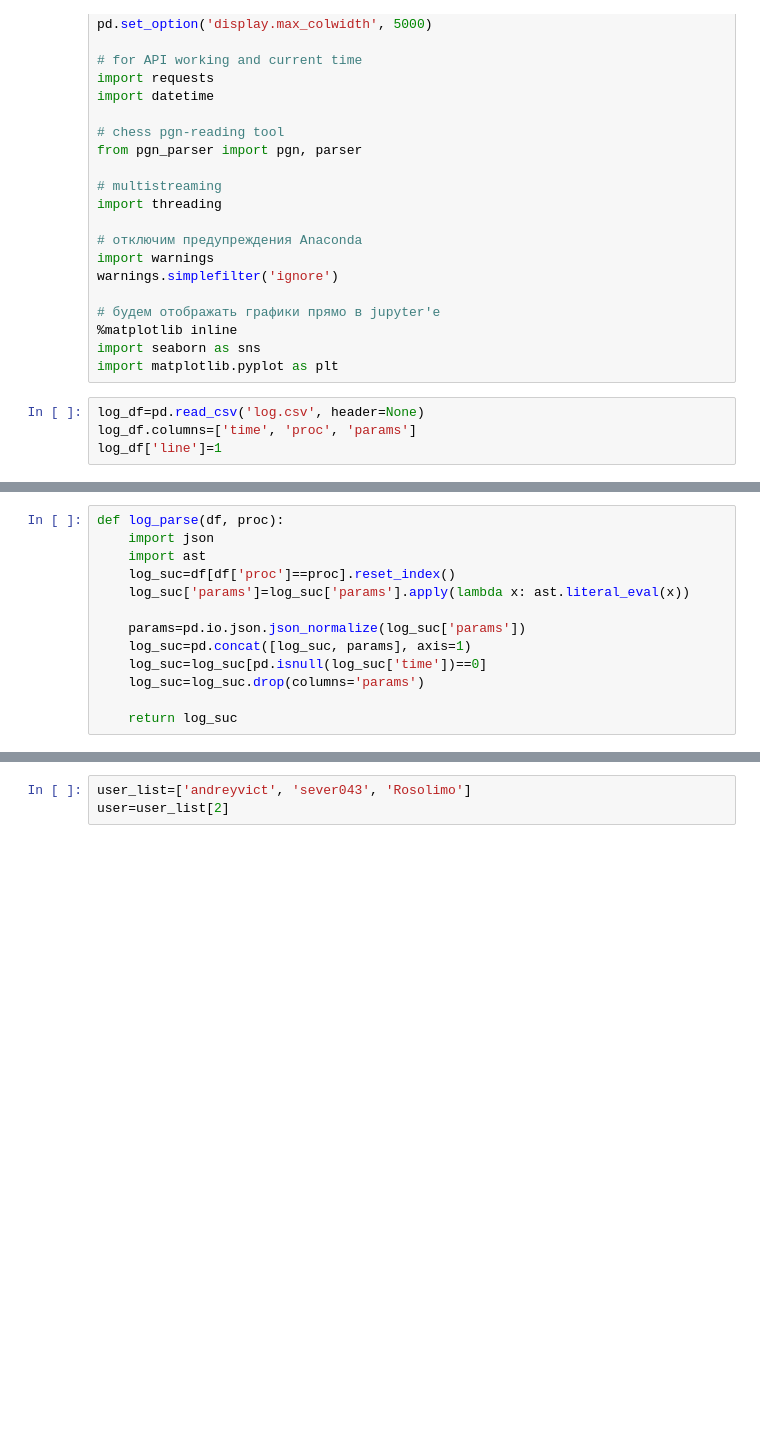
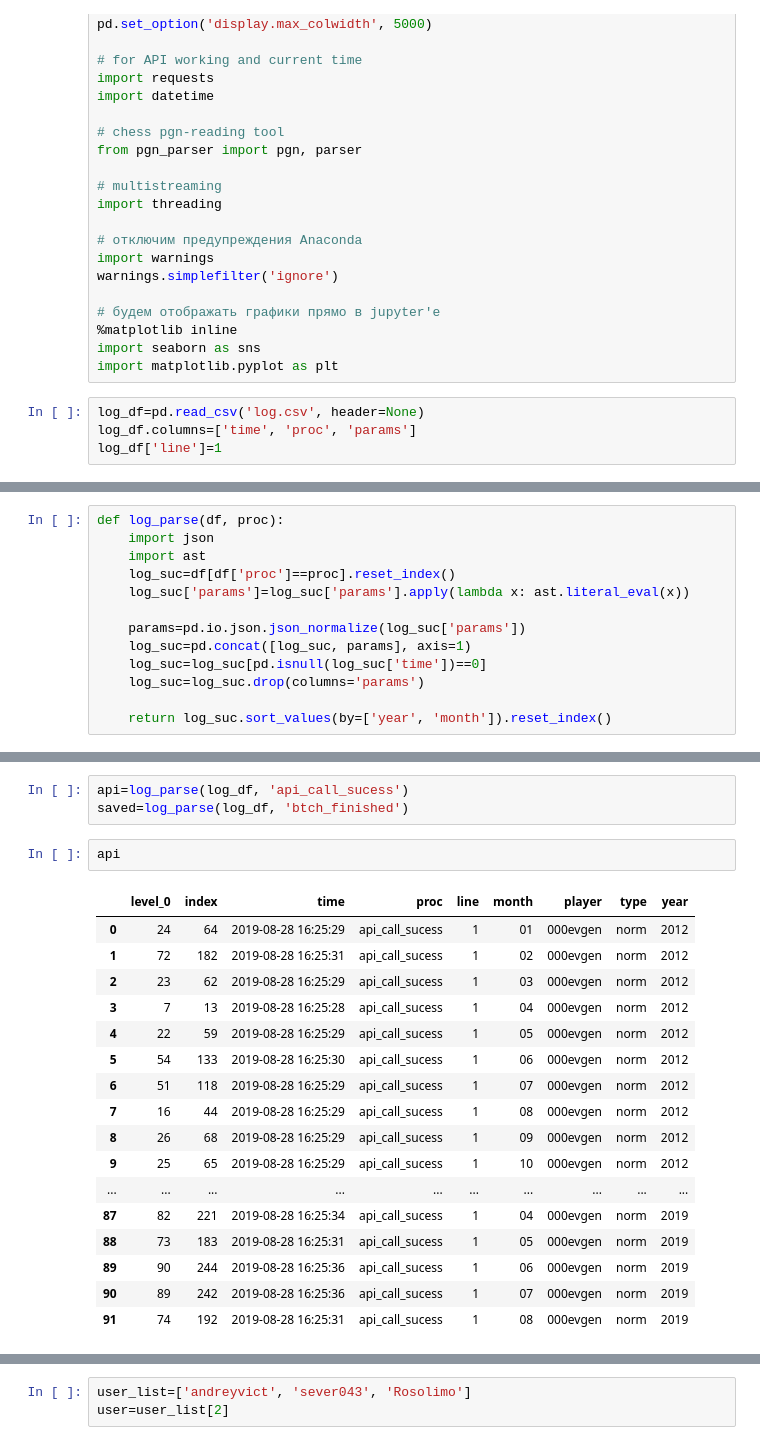
Before and after one commit to rosolimo212/chesscom, a Jupyter notebook: Current_user_forec.ipynb, the cells around one changed output, grey strips where cells are left out. Cells and saved outputs as stored; diff of their text form; blank space fills up the shorter version.

```diff
--- a/Current_user_forec.ipynb
+++ b/Current_user_forec.ipynb
@@ -63,4 +64,4 @@ def log_parse(df, proc):
     log_suc=log_suc[pd.isnull(log_suc['time'])==0]
     log_suc=log_suc.drop(columns='params')
 
-    return log_suc
+    return log_suc.sort_values(by=['year', 'month']).reset_index()
@@ -128,0 +90,23 @@ log_api_call_sucess[log_api_call_sucess['player']=='01roman'].sort_values(by=['y
+# %%
+api=log_parse(log_df, 'api_call_sucess')
+saved=log_parse(log_df, 'btch_finished')
+# %%
+api
+# %% [output]
+|  | level_0 | index | time | proc | line | month | player | type | year |
+| 0 | 24 | 64 | 2019-08-28 16:25:29 | api_call_sucess | 1 | 01 | 000evgen | norm | 2012 |
+| 1 | 72 | 182 | 2019-08-28 16:25:31 | api_call_sucess | 1 | 02 | 000evgen | norm | 2012 |
+| 2 | 23 | 62 | 2019-08-28 16:25:29 | api_call_sucess | 1 | 03 | 000evgen | norm | 2012 |
+| 3 | 7 | 13 | 2019-08-28 16:25:28 | api_call_sucess | 1 | 04 | 000evgen | norm | 2012 |
+| 4 | 22 | 59 | 2019-08-28 16:25:29 | api_call_sucess | 1 | 05 | 000evgen | norm | 2012 |
+| 5 | 54 | 133 | 2019-08-28 16:25:30 | api_call_sucess | 1 | 06 | 000evgen | norm | 2012 |
+| 6 | 51 | 118 | 2019-08-28 16:25:29 | api_call_sucess | 1 | 07 | 000evgen | norm | 2012 |
+| 7 | 16 | 44 | 2019-08-28 16:25:29 | api_call_sucess | 1 | 08 | 000evgen | norm | 2012 |
+| 8 | 26 | 68 | 2019-08-28 16:25:29 | api_call_sucess | 1 | 09 | 000evgen | norm | 2012 |
+| 9 | 25 | 65 | 2019-08-28 16:25:29 | api_call_sucess | 1 | 10 | 000evgen | norm | 2012 |
+| ... | ... | ... | ... | ... | ... | ... | ... | ... | ... |
+| 87 | 82 | 221 | 2019-08-28 16:25:34 | api_call_sucess | 1 | 04 | 000evgen | norm | 2019 |
+| 88 | 73 | 183 | 2019-08-28 16:25:31 | api_call_sucess | 1 | 05 | 000evgen | norm | 2019 |
+| 89 | 90 | 244 | 2019-08-28 16:25:36 | api_call_sucess | 1 | 06 | 000evgen | norm | 2019 |
+| 90 | 89 | 242 | 2019-08-28 16:25:36 | api_call_sucess | 1 | 07 | 000evgen | norm | 2019 |
+| 91 | 74 | 192 | 2019-08-28 16:25:31 | api_call_sucess | 1 | 08 | 000evgen | norm | 2019 |
```
Also changed, not shown: parts of 13 cells of this notebook.
